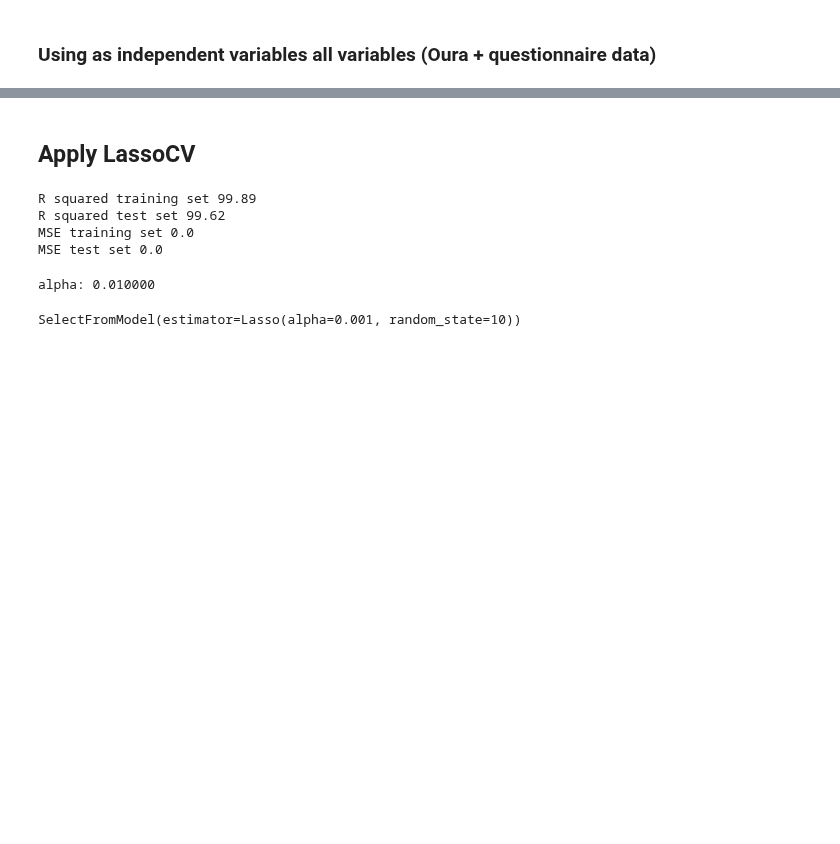
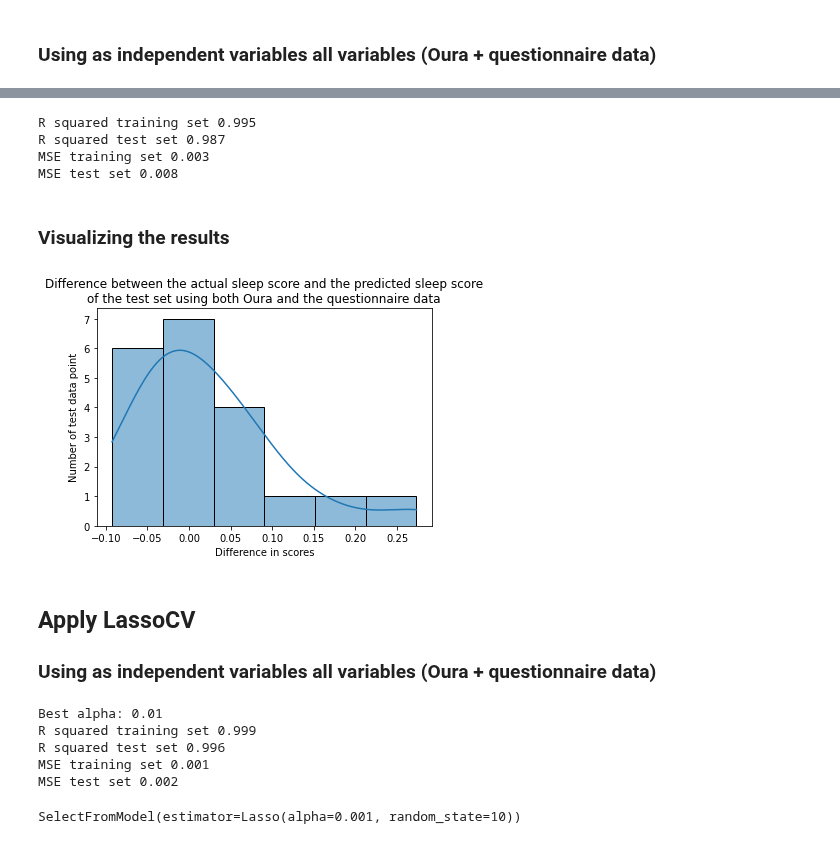
Before and after one commit to thalianajjar/internship_code, a Jupyter notebook: oura_model.ipynb, the cells around one changed output, grey strips where cells are left out. Saved outputs shown, nothing was run; the diff lists cells and outputs as text; code cells hidden in the pictures; blank space fills up the shorter version.

Commit message:
further implementation of lasso model

```diff
--- a/oura_model.ipynb
+++ b/oura_model.ipynb
@@ -64,6 +66,23 @@ def lasso_model(X, y, random_state):
     print("Non-zero coeffcients", np.count_nonzero(reg.coef_))
     print("Coefficients", reg.coef_)
     return reg, X_train, X_test, y_train, y_test
+# %%
+# Compute R squared and mean square error of a given model and training and testing sets
+def compute_model(model, X_train, y_train, X_test, y_test):
+    print('R squared training set', round(model.score(X_train, y_train), 3))
+    print('R squared test set', round(model.score(X_test, y_test), 3))
+
+    # Training data
+    pred_train = model.predict(X_train)
+    mse_train = mean_squared_error(y_train, pred_train)
+    print('MSE training set', round(mse_train, 3))
+
+    # Test data
+    pred_test = model.predict(X_test)
+    mse_test = mean_squared_error(y_test, pred_test)
+    print('MSE test set', round(mse_test, 3))
+
+    return pred_train, pred_test
 # %% [markdown]
 ### Using as independent variables all variables (Oura + questionnaire data)
 # %%
@@ -108,30 +108,34 @@ MSE test set 0.01
-# %% [markdown]
-## Apply LassoCV
-# %%
-reg_cv = LassoCV(alphas=np.arange(0.01, 5, 0.01), cv=5, max_iter=10000)
-reg_cv.fit(X_train, y_train)
-
-print('R squared training set', round(reg_cv.score(X_train, y_train)*100, 2))
-print('R squared test set', round(reg_cv.score(X_test, y_test)*100, 2))
-
-# Training data
-pred_train_cv = reg_cv.predict(X_train)
-mse_train_cv = mean_squared_error(y_train, pred_train_cv)
-print('MSE training set', round(mse_train_cv, 2))
-
-# Test data
-pred_test_cv = reg_cv.predict(X_test)
-mse_test_cv = mean_squared_error(y_test, pred_test_cv)
-print('MSE test set', round(mse_test_cv, 2))
-# %% [output]
-R squared training set 99.89
-R squared test set 99.62
-MSE training set 0.0
-MSE test set 0.0
-# %%
-print('alpha: %f' % reg_cv.alpha_)
-# %% [output]
-alpha: 0.010000
+# %%
+pred_train, pred_test = compute_model(reg, X_train, y_train, X_test, y_test)
+# %% [output]
+R squared training set 0.995
+R squared test set 0.987
+MSE training set 0.003
+MSE test set 0.008
+# %% [markdown]
+### Visualizing the results
+# %%
+ax = sns.histplot(y_test-pred_test, kde=True)
+ax.set(xlabel='Difference in scores', ylabel='Number of test data point',
+       title='Difference between the actual sleep score and the predicted sleep score\nof the test set using both Oura and the questionnaire data')
+plt.show()
+# %% [output]
+[figure, added]
+# %% [markdown]
+## Apply LassoCV
+### Using as independent variables all variables (Oura + questionnaire data)
+# %%
+lasso_cv = LassoCV(alphas=np.arange(0.01, 5, 0.01), cv=5, max_iter=10000)
+lasso_cv.fit(X_train, y_train)
+
+print('Best alpha:', lasso_cv.alpha_)
+pred_train, pred_test = compute_model(lasso_cv, X_train, y_train, X_test, y_test)
+# %% [output]
+Best alpha: 0.01
+R squared training set 0.999
+R squared test set 0.996
+MSE training set 0.001
+MSE test set 0.002
 # %%
 scaler = StandardScaler()
 scaler.fit(X_train)
```
Also changed, not shown: parts of 16 cells of this notebook, 6 other files.
